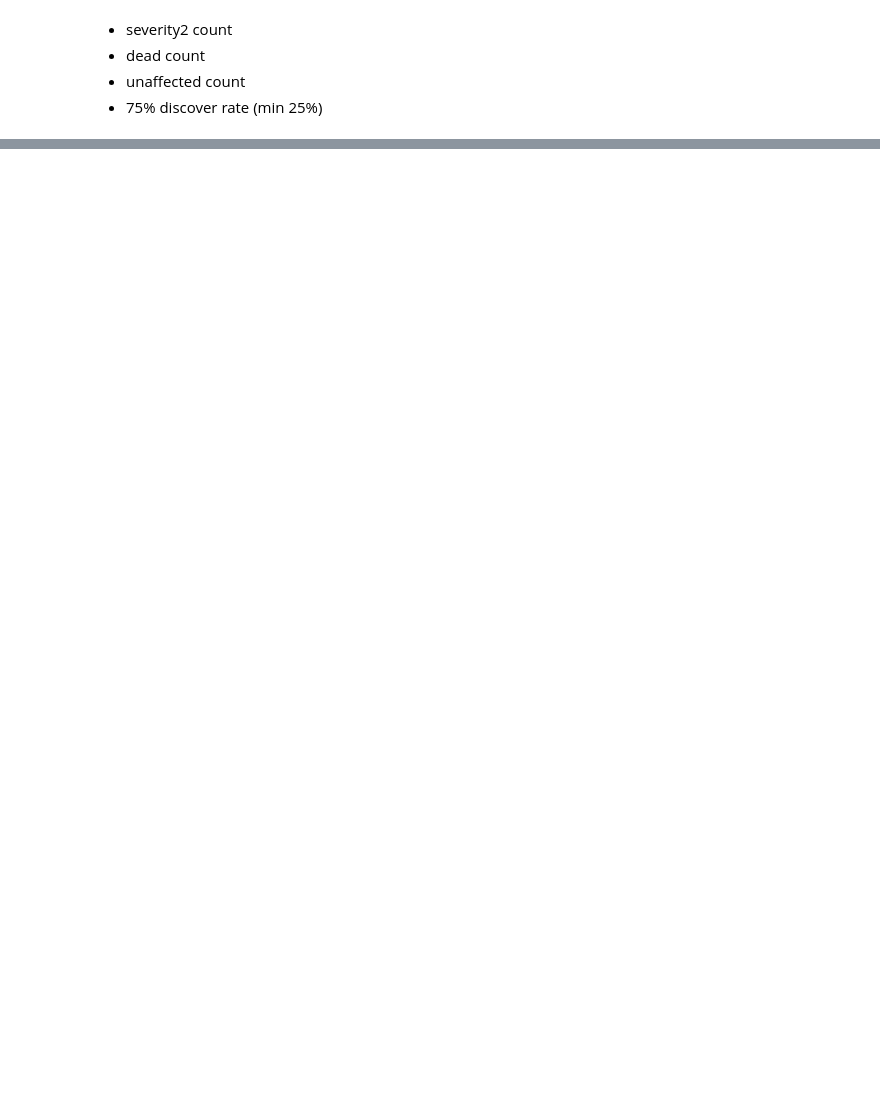
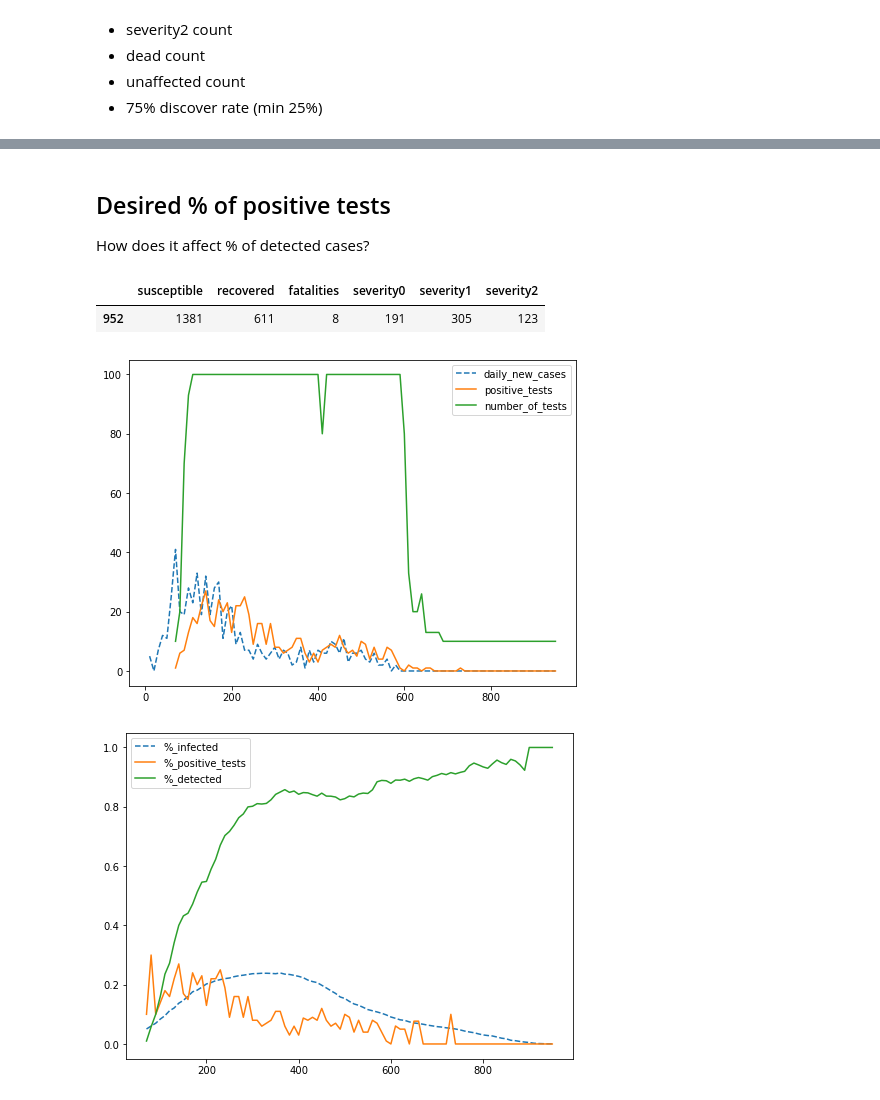
Before and after one commit to kaskadz/python_corona_simulation, a Jupyter notebook: Visualization.ipynb, the cells around one changed output, grey strips where cells are left out. Drawn from its saved outputs; the diff is of its cells as text; code cells hidden in the pictures; blank space fills up the shorter version.

```diff
--- a/Visualization.ipynb
+++ b/Visualization.ipynb
@@ -211,0 +196,11 @@ df.plot(figsize=(16,10))
+# %% [markdown]
+## Desired % of positive tests
+How does it affect % of detected cases?
+# %%
+# aiming at 5%
+plot_full_results('1613917650', plot_sir=False, plot_severity=False)
+# %% [output]
+|  | susceptible | recovered | fatalities | severity0 | severity1 | severity2 |
+| 952 | 1381 | 611 | 8 | 191 | 305 | 123 |
+[figure, added]
+[figure, added]
```
Also changed, not shown: parts of 58 cells of this notebook, 29 other files.
